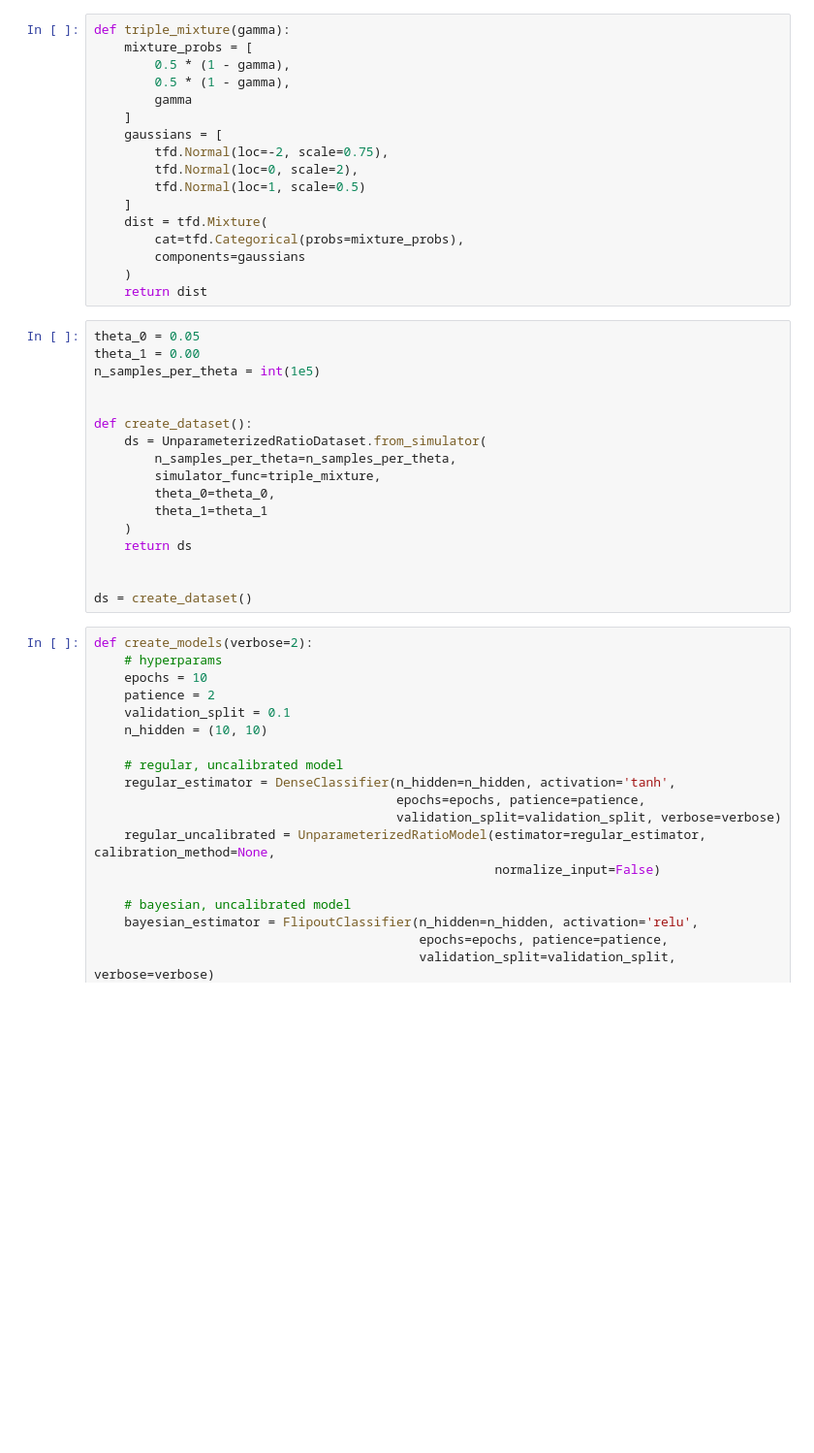
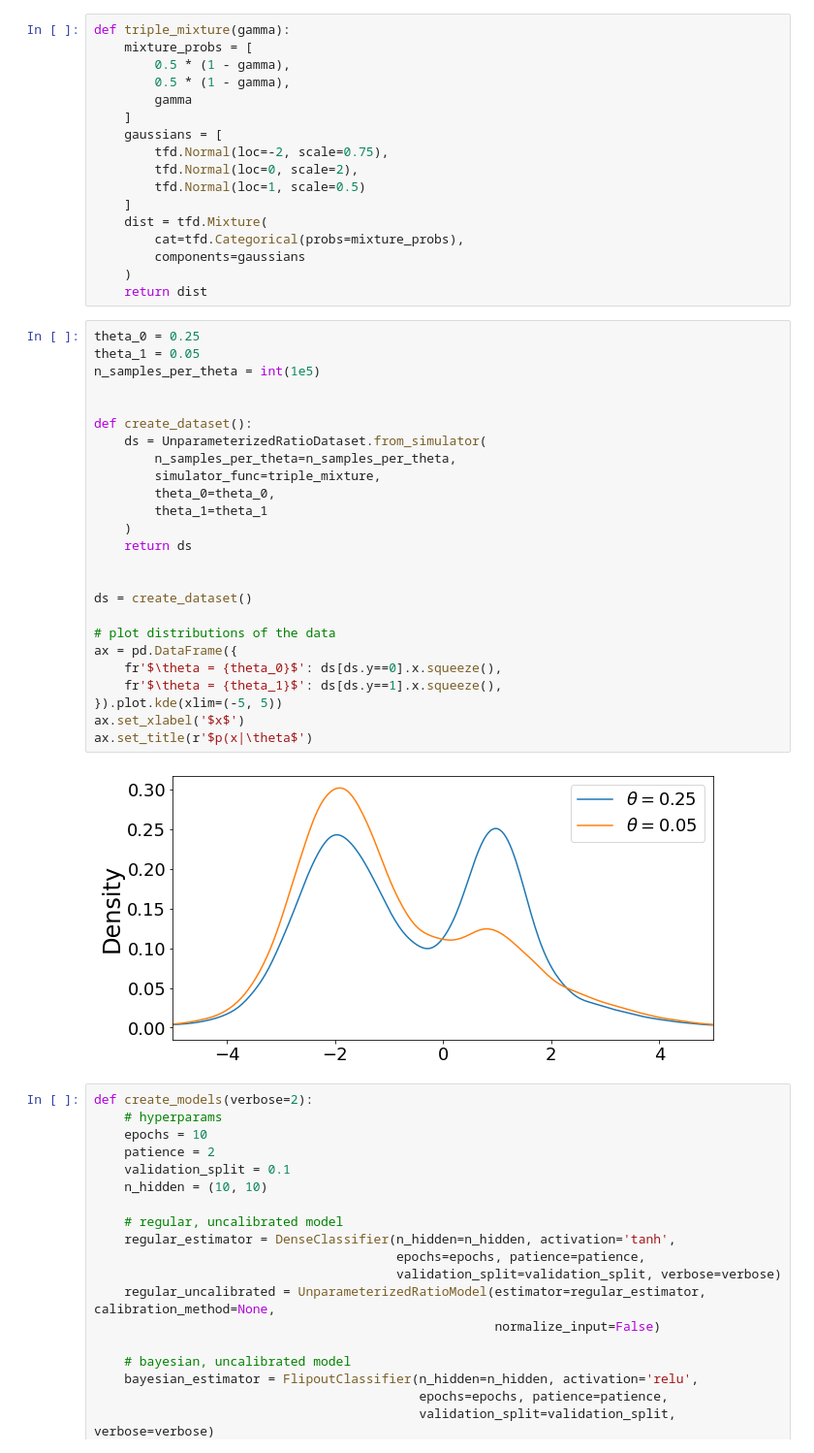
Before and after one commit to cjs220/active_learning_ratio_estimation, a Jupyter notebook: examples/mixtures.ipynb, the cells around one changed output. Shown at 97% size. Cells and saved outputs as stored; diff of their text form; blank space fills up the shorter version.

```diff
--- a/examples/mixtures.ipynb
+++ b/examples/mixtures.ipynb
@@ -74,22 +74,32 @@ def triple_mixture(gamma):
     )
     return dist
 # %%
-theta_0 = 0.05
-theta_1 = 0.00
+theta_0 = 0.25
+theta_1 = 0.05
 n_samples_per_theta = int(1e5)
 
 
 def create_dataset():
     ds = UnparameterizedRatioDataset.from_simulator(
         n_samples_per_theta=n_samples_per_theta,
         simulator_func=triple_mixture,
         theta_0=theta_0,
         theta_1=theta_1
     )
     return ds
 
 
 ds = create_dataset()
+
+# plot distributions of the data
+ax = pd.DataFrame({
+    fr'$\theta = {theta_0}$': ds[ds.y==0].x.squeeze(),
+    fr'$\theta = {theta_1}$': ds[ds.y==1].x.squeeze(),
+}).plot.kde(xlim=(-5, 5))
+ax.set_xlabel('$x$')
+ax.set_title(r'$p(x|\theta$')
+# %% [output]
+[figure, added]
 # %%
 def create_models(verbose=2):
     # hyperparams
```
Also changed, not shown: parts of 17 cells of this notebook.
